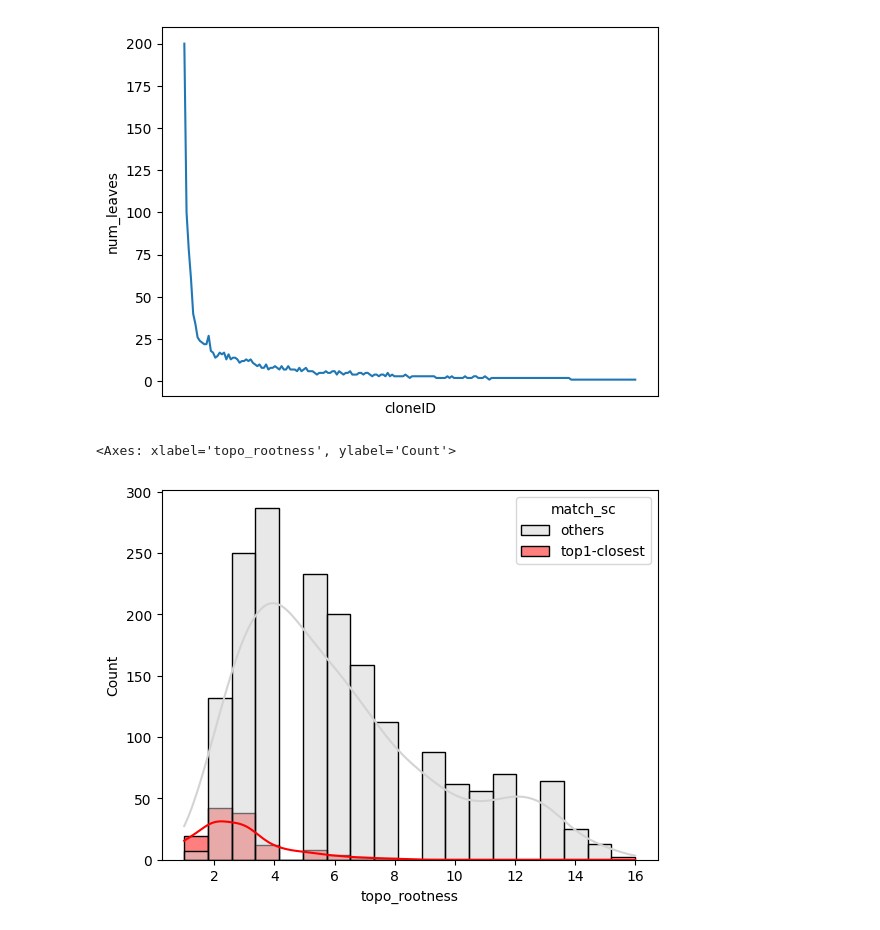
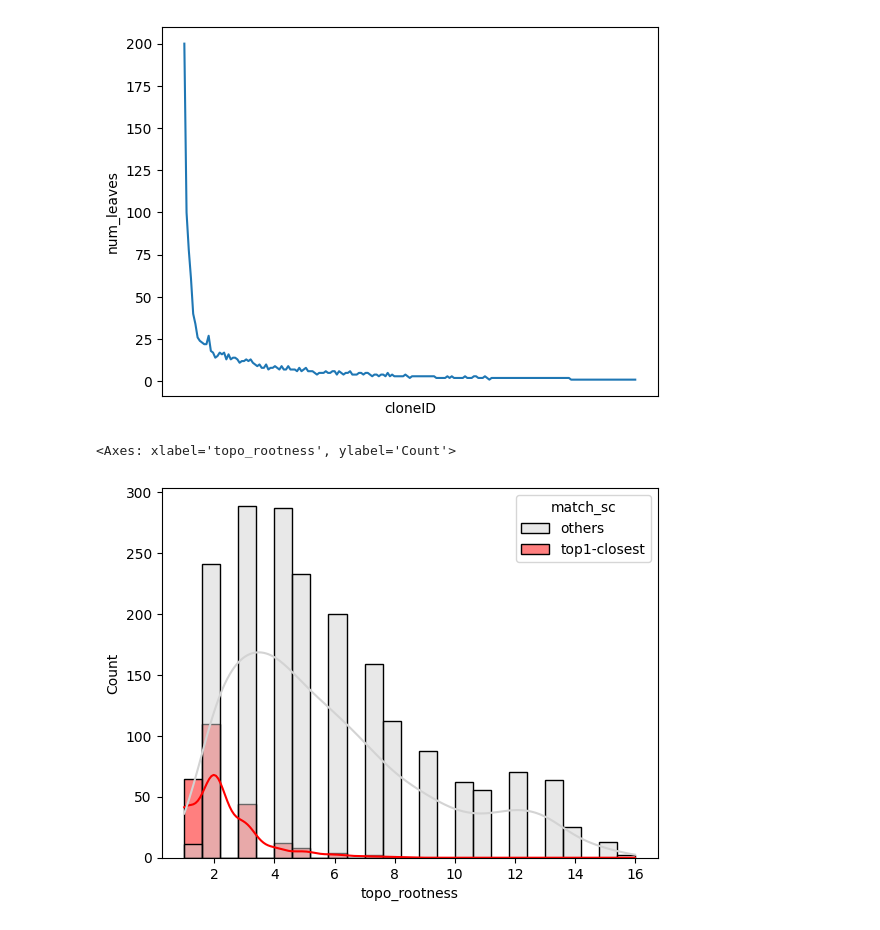
Before and after one commit to hieunguyen4193/sc_bulk_BCR_data_analysis, a Jupyter notebook: Tree10_bar_plot_tree_features.ipynb, the cells around one changed output. Drawn from its saved outputs; the diff is of its cells as text; code cells hidden in the pictures.

```diff
--- a/Tree10_bar_plot_tree_features.ipynb
+++ b/Tree10_bar_plot_tree_features.ipynb
@@ -151,7 +151,7 @@ plt.xticks([])
 ([], [])
 [figure]
 # %%
-sns.histplot(data = plotdf, x = "topo_rootness", hue = "match_sc", palette = palette, kde = True)
+sns.histplot(data = treedf, x = "topo_rootness", hue = "match_sc", palette = palette, kde = True)
 # %% [output]
 <Axes: xlabel='topo_rootness', ylabel='Count'>
-[figure, old version]
+[figure, new version]
```
Also changed, not shown: 1 other file.
